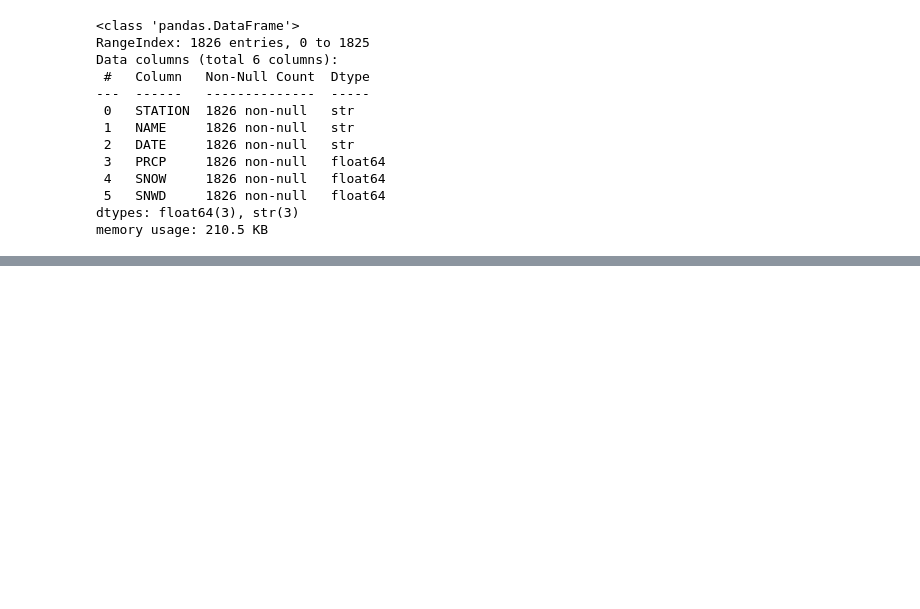
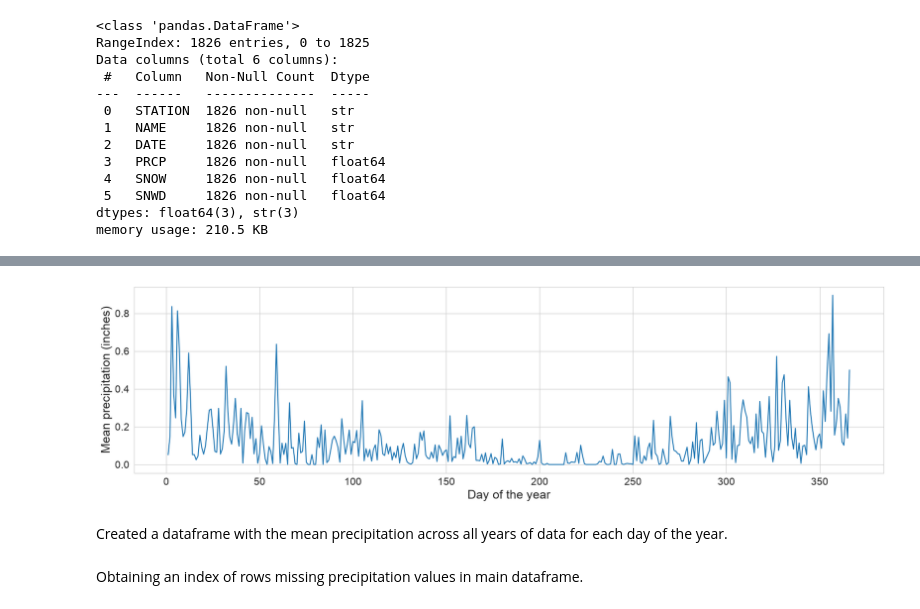
Before and after one commit to sophsophiea/weather, a Jupyter notebook: code/Baltimore_Weather.ipynb, the cells around one changed output, grey strips where cells are left out. Saved outputs shown, nothing was run; the diff lists cells and outputs as text; code cells hidden in the pictures; blank space fills up the shorter version.

```diff
--- a/code/Baltimore_Weather.ipynb
+++ b/code/Baltimore_Weather.ipynb
@@ -53,0 +369,2 @@ memory usage: 210.5 KB
+# %%
+df['date'] = pd.to_datetime(df['date'])
@@ -53,0 +373,2 @@ memory usage: 210.5 KB
+# %%
+df_copy = df.copy()
@@ -53,0 +384,2 @@ memory usage: 210.5 KB
+# %%
+df_copy['day_of_year'] = pd.DatetimeIndex(df['date']).day_of_year
@@ -53,0 +399,7 @@ memory usage: 210.5 KB
+# %%
+mean_day_precipitation=df_copy.loc[
+    df['city']=='SEA',
+    ['precipitation','day_of_year']
+    ].groupby(
+        'day_of_year'
+    ).mean()
@@ -53,0 +423,17 @@ memory usage: 210.5 KB
+# %%
+plt.figure(figsize=(20,5))
+
+sns.lineplot(data=mean_day_precipitation, x='day_of_year', y='precipitation')
+
+plt.xlabel('Day of the year', fontsize=18)
+plt.ylabel('Mean precipitation (inches)', fontsize=18)
+
+plt.tick_params(labelsize=15)
+
+plt.show()
+# %% [output]
+[figure, added]
+# %% [markdown]
+Created a dataframe with the mean precipitation across all years of data for each day of the year.
+# %% [markdown]
+Obtaining an index of rows missing precipitation values in main dataframe.
```
Also changed, not shown: parts of 111 cells of this notebook.
